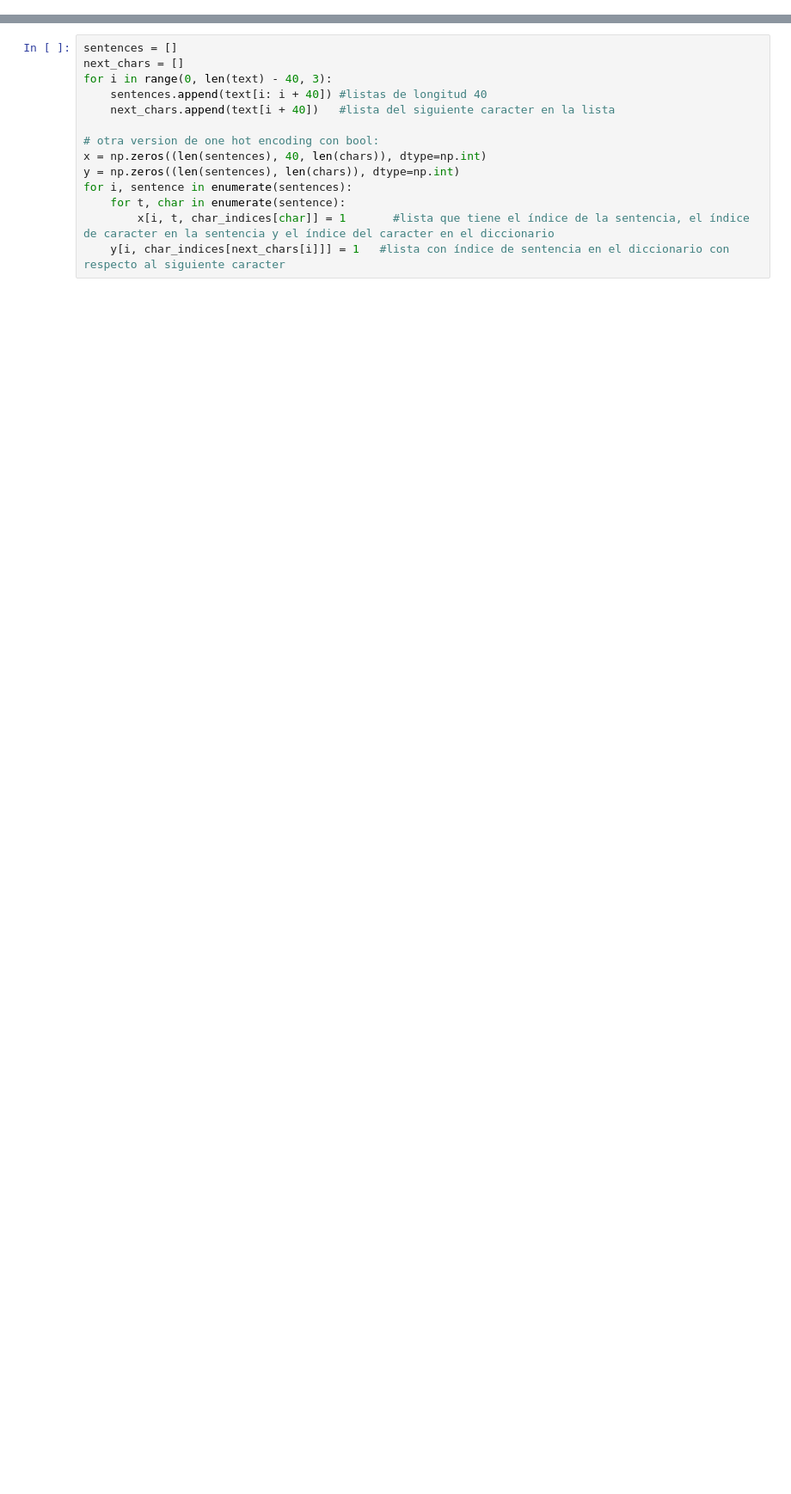
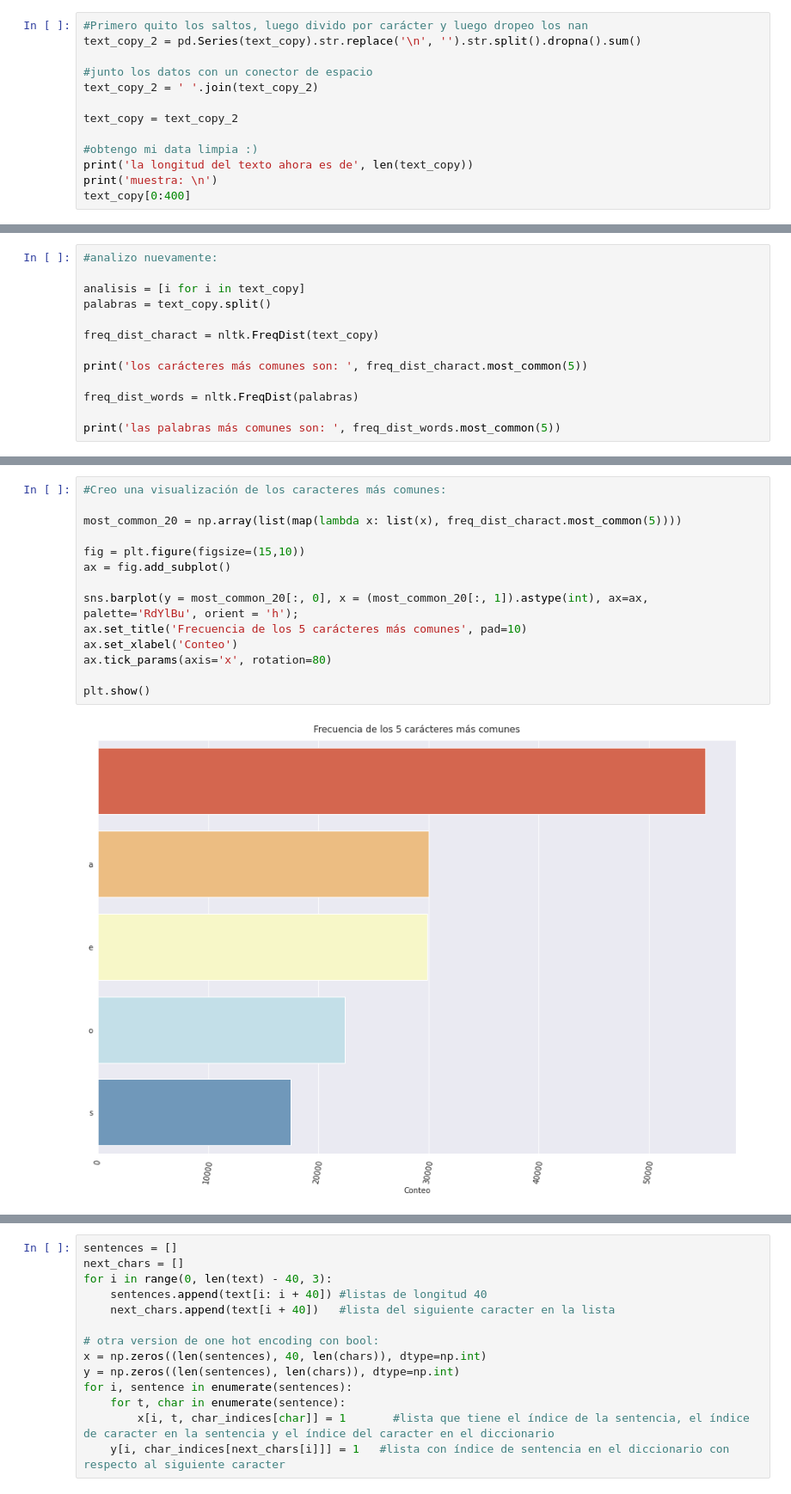
Before and after one commit to zoegarm/Creando-Textos-con-DL, a Jupyter notebook: Proyecto_LSTM_DL.ipynb, the cells around one changed output, grey strips where cells are left out. Shown: that part at 86% size. Cells and saved outputs as stored; diff of their text form; blank space fills up the shorter version.

```diff
--- a/Proyecto_LSTM_DL.ipynb
+++ b/Proyecto_LSTM_DL.ipynb
@@ -87,0 +192,13 @@ text[0:500]
+# %%
+#Primero quito los saltos, luego divido por carácter y luego dropeo los nan
+text_copy_2 = pd.Series(text_copy).str.replace('\n', '').str.split().dropna().sum()
+
+#junto los datos con un conector de espacio
+text_copy_2 = ' '.join(text_copy_2)
+
+text_copy = text_copy_2
+
+#obtengo mi data limpia :)
+print('la longitud del texto ahora es de', len(text_copy))
+print('muestra: \n')
+text_copy[0:400]
@@ -87,0 +213,13 @@ text[0:500]
+# %%
+#analizo nuevamente:
+
+analisis = [i for i in text_copy]
+palabras = text_copy.split()
+
+freq_dist_charact = nltk.FreqDist(text_copy)
+
+print('los carácteres más comunes son: ', freq_dist_charact.most_common(5))
+
+freq_dist_words = nltk.FreqDist(palabras)
+
+print('las palabras más comunes son: ', freq_dist_words.most_common(5))
@@ -87,0 +229,16 @@ text[0:500]
+# %%
+#Creo una visualización de los caracteres más comunes:
+
+most_common_20 = np.array(list(map(lambda x: list(x), freq_dist_charact.most_common(5))))
+
+fig = plt.figure(figsize=(15,10))
+ax = fig.add_subplot()
+
+sns.barplot(y = most_common_20[:, 0], x = (most_common_20[:, 1]).astype(int), ax=ax, palette='RdYlBu', orient = 'h');
+ax.set_title('Frecuencia de los 5 carácteres más comunes', pad=10)
+ax.set_xlabel('Conteo')
+ax.tick_params(axis='x', rotation=80)
+
+plt.show()
+# %% [output]
+[figure, added]
```
Also changed, not shown: parts of 58 cells of this notebook.
